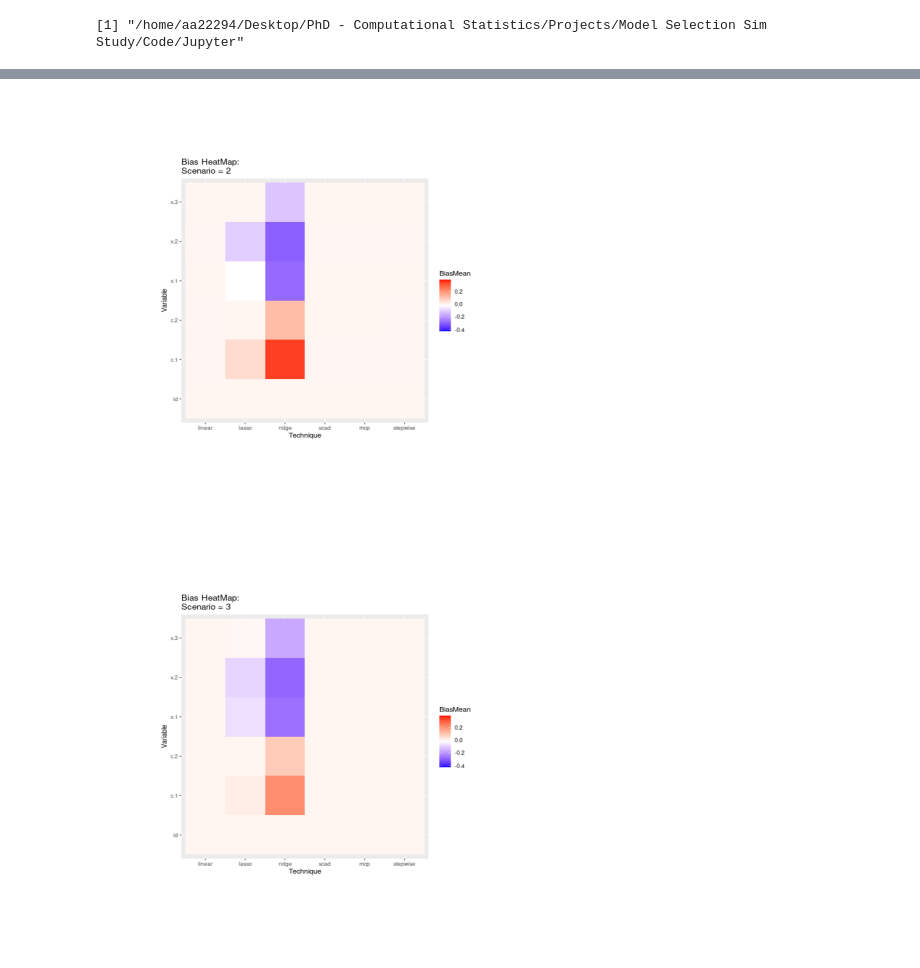
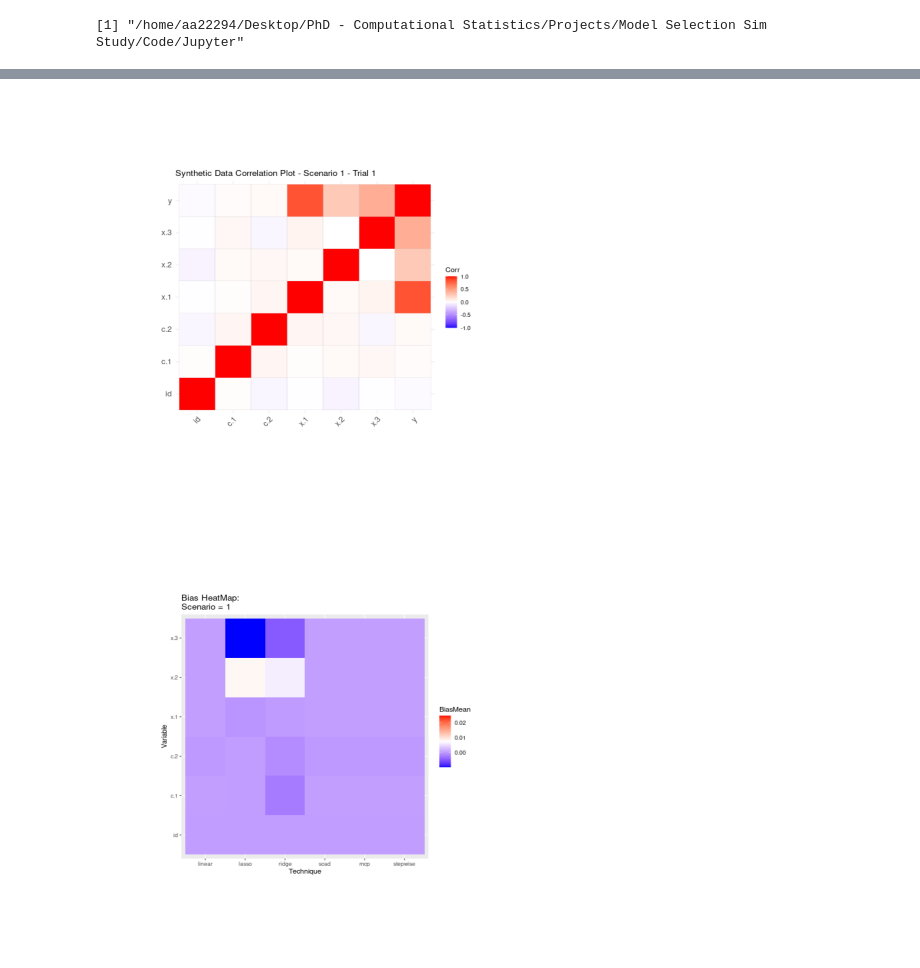
Before and after one commit to RaspberryEmma/Model-Selection-Sim-Study, a Jupyter notebook: Jupyter/Model Selection Simulation Study.ipynb, the cells around one changed output, grey strips where cells are left out. Cells and saved outputs as stored; diff of their text form; code cells hidden in the pictures.

Commit message:
functional refactor, rearranged output figures

```diff
--- a/Jupyter/Model Selection Simulation Study.ipynb
+++ b/Jupyter/Model Selection Simulation Study.ipynb
@@ -173,19 +252,17 @@ png
 # %%
 library("png")
 
-plot.new()
-pp <- readPNG("../plots/bias_s1.png")
-rasterImage(pp, 0.00, 0.00, 1.00, 1.00)
+for (s in list(1, 2, 3, 4)) {
+    plot.new()
+    pp <- readPNG(paste("../plots/synthetic_data_s", s, "_DAG.png", sep = ""))
+    rasterImage(pp, 0.00, 0.00, 1.00, 1.00)
 
-plot.new()
-pp <- readPNG("../plots/bias_s2.png")
-rasterImage(pp, 0.00, 0.00, 1.00, 1.00)
+    plot.new()
+    pp <- readPNG(paste("../plots/synthetic_data_s", s, "_t1_corr.png", sep = ""))
+    rasterImage(pp, 0.00, 0.00, 1.00, 1.00)
 
-plot.new()
-pp <- readPNG("../plots/bias_s3.png")
-rasterImage(pp, 0.00, 0.00, 1.00, 1.00)
-
-plot.new()
-pp <- readPNG("../plots/bias_s4.png")
-rasterImage(pp, 0.00, 0.00, 1.00, 1.00)
+    plot.new()
+    pp <- readPNG(paste("../plots/bias_s", s, ".png", sep = ""))
+    rasterImage(pp, 0.00, 0.00, 1.00, 1.00)
+}
 # %% [output]
@@ -193,2 +270,2 @@ rasterImage(pp, 0.00, 0.00, 1.00, 1.00)
-[figure, old version]
+[figure, new version]
-[figure, old version]
+[figure, new version]
```
Also changed, not shown: parts of 7 cells of this notebook, 47 other files.
